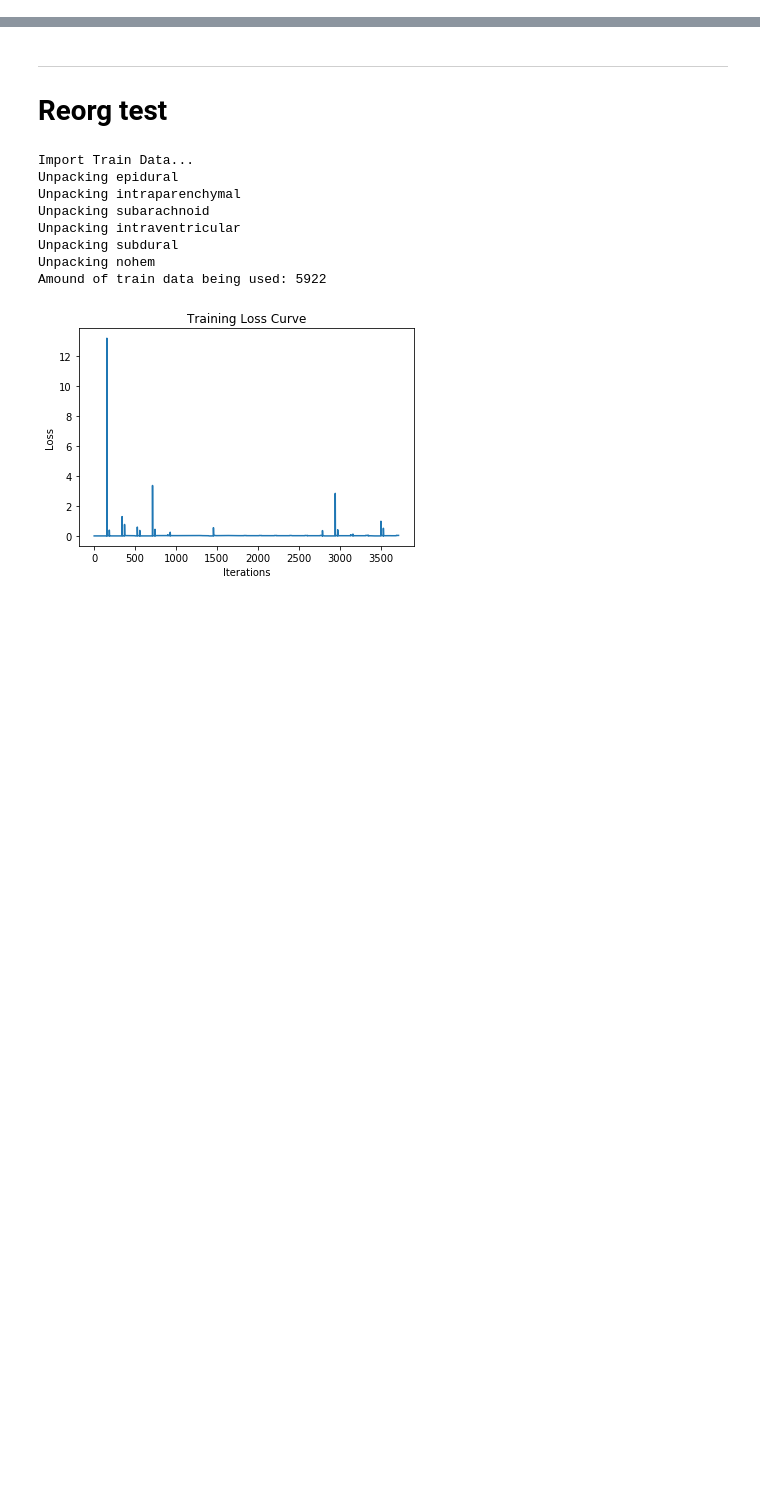
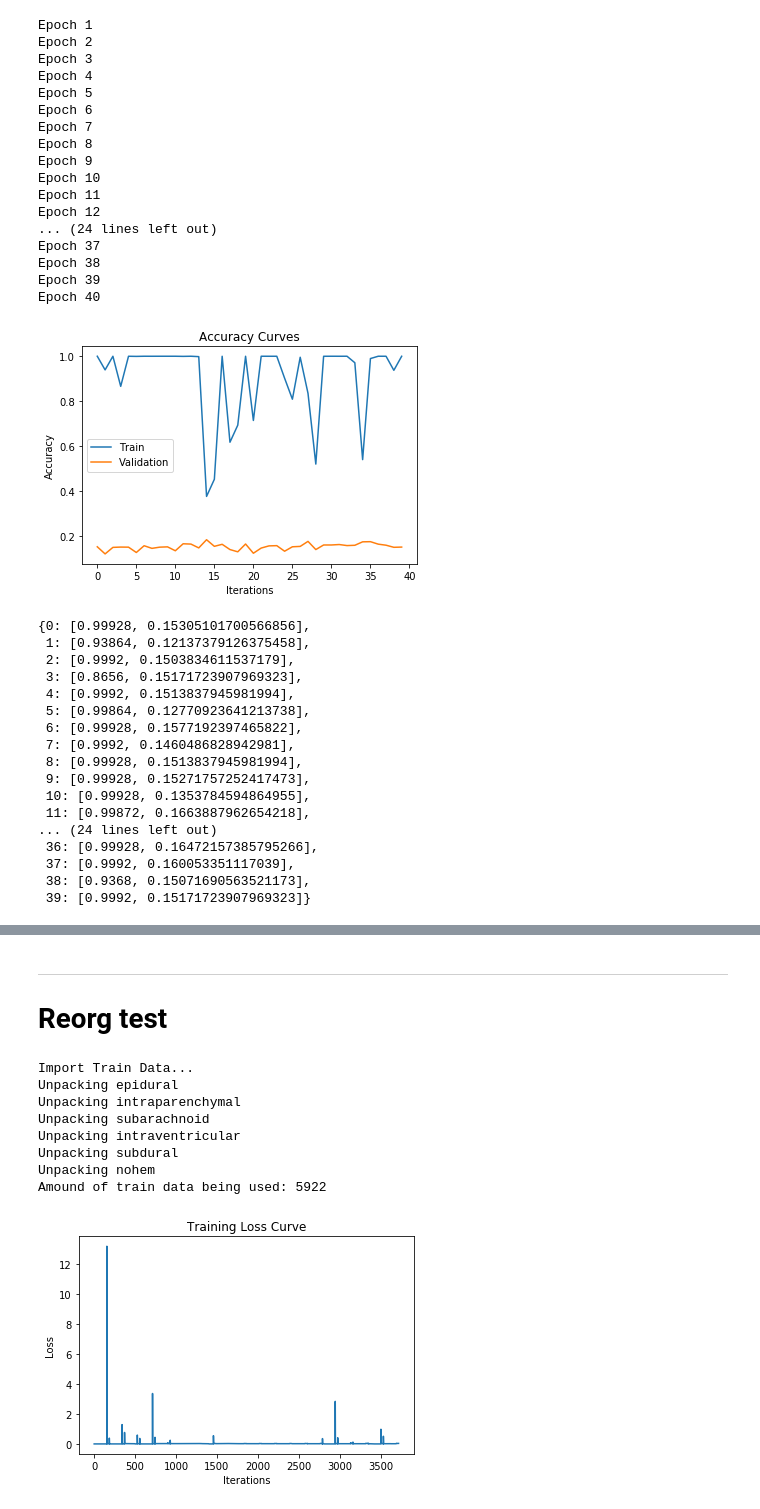
Before and after one commit to addy999/HemDetect, a Jupyter notebook: Training/Scripts/Plot.ipynb, the cells around one changed output, grey strips where cells are left out. Cells and saved outputs as stored; diff of their text form; code cells hidden in the pictures; blank space fills up the shorter version.

```diff
--- a/Training/Scripts/Plot.ipynb
+++ b/Training/Scripts/Plot.ipynb
@@ -1,2 +1,18 @@
 # %%
 from plot import *
+# %%
+training_folders = [
+    "../../Data/Processed/train/epidural",
+    "../../Data/Processed/train/intraparenchymal",
+    "../../Data/Processed/train/subarachnoid",
+    "../../Data/Processed/train/intraventricular",
+    "../../Data/Processed/train/subdural",
+]
+
+val_folders = [
+    "../../Data/Processed/val/epidural",
+    "../../Data/Processed/val/intraparenchymal",
+    "../../Data/Processed/val/subarachnoid",
+    "../../Data/Processed/val/intraventricular",
+    "../../Data/Processed/val/subdural",
+]
@@ -2,0 +24,49 @@ from plot import *
+# %%
+%%capture
+train_data_a = Data(training_folders,
+            maximum_per_folder = 2500, #5000
+            size = 256, tl_model = "alexnet", in_channels=3,
+            )
+
+val_data_a = Data(val_folders,
+            maximum_per_folder = 750, #1500
+            size = 256, tl_model = "alexnet", in_channels=3,
+            )
+# %%
+plotAccuracy(path, val_data_a, train_data_a)
+# %% [output]
+Epoch 1
+Epoch 2
+Epoch 3
+Epoch 4
+Epoch 5
+Epoch 6
+Epoch 7
+Epoch 8
+Epoch 9
+Epoch 10
+Epoch 11
+Epoch 12
+... (24 lines left out)
+Epoch 37
+Epoch 38
+Epoch 39
+Epoch 40
+[figure, added]
+{0: [0.99928, 0.15305101700566856],
+ 1: [0.93864, 0.12137379126375458],
+ 2: [0.9992, 0.1503834611537179],
+ 3: [0.8656, 0.15171723907969323],
+ 4: [0.9992, 0.1513837945981994],
+ 5: [0.99864, 0.12770923641213738],
+ 6: [0.99928, 0.1577192397465822],
+ 7: [0.9992, 0.1460486828942981],
+ 8: [0.99928, 0.1513837945981994],
+ 9: [0.99928, 0.15271757252417473],
+ 10: [0.99928, 0.1353784594864955],
+ 11: [0.99872, 0.1663887962654218],
+... (24 lines left out)
+ 36: [0.99928, 0.16472157385795266],
+ 37: [0.9992, 0.160053351117039],
+ 38: [0.9368, 0.15071690563521173],
+ 39: [0.9992, 0.15171723907969323]}
```
Also changed, not shown: parts of 3 cells of this notebook, 12 other files.
